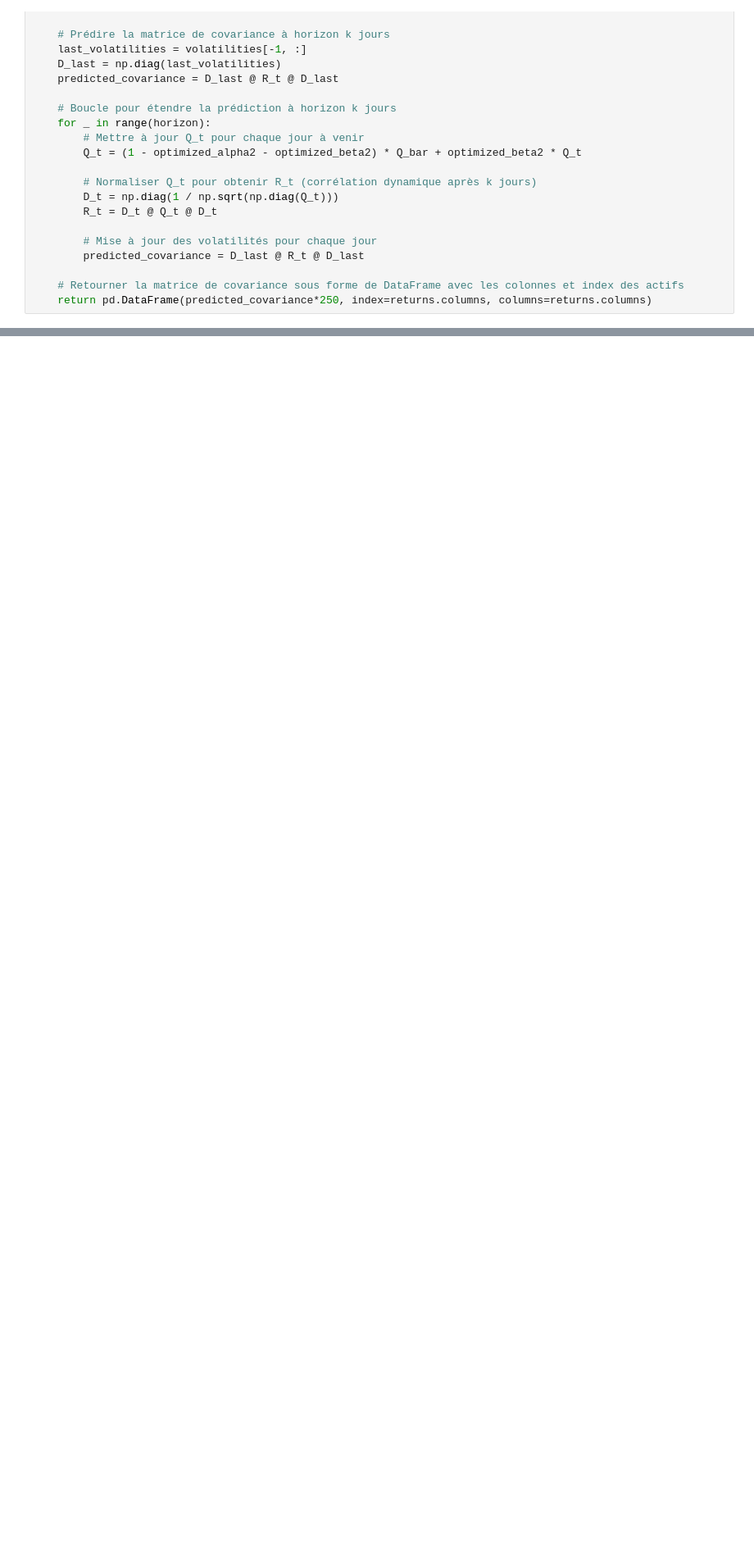
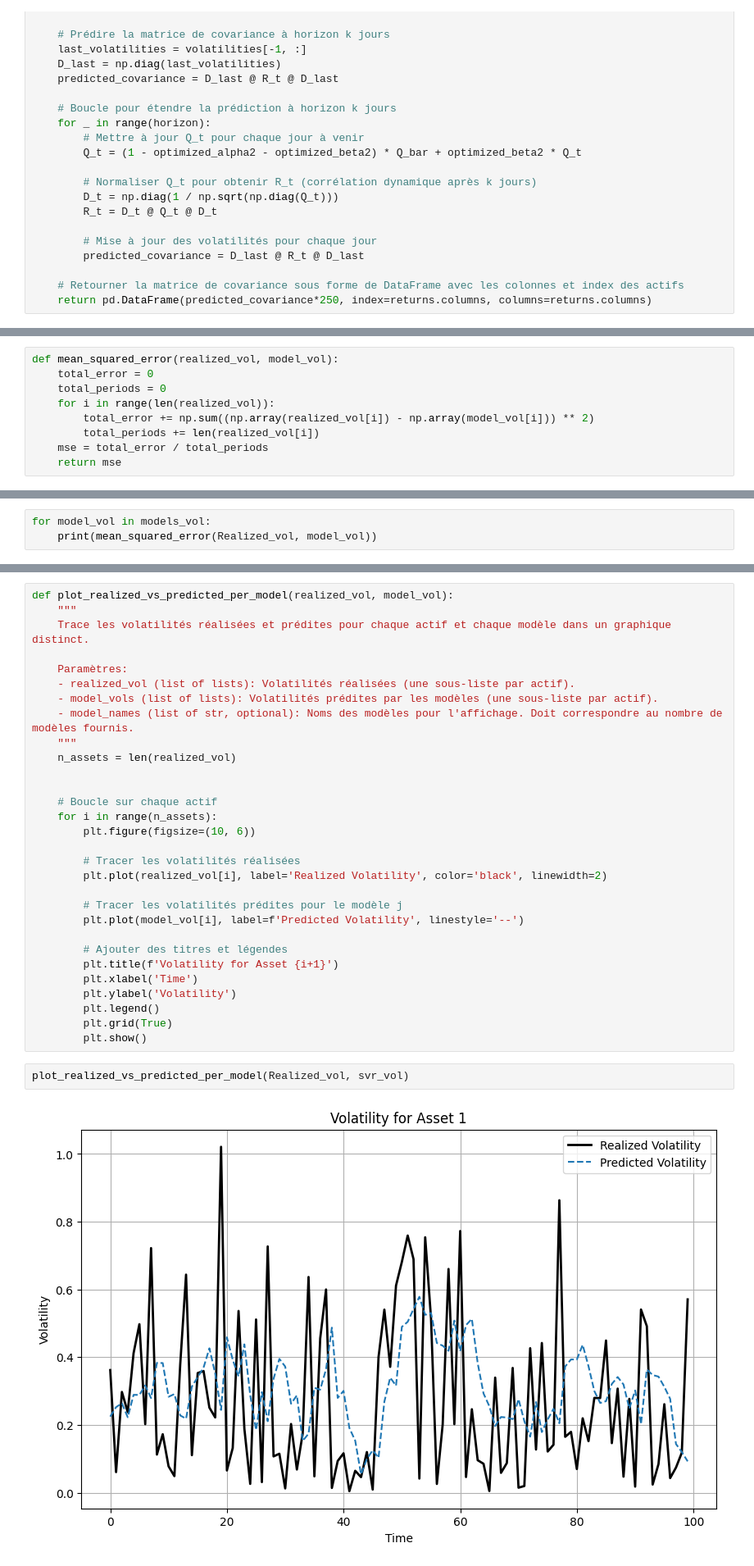
Before and after one commit to jallier7/Covariance-Correlation-Volatility-Forecasting, a Jupyter notebook: Vol_Cor_forecasts.ipynb, the cells around one changed output, grey strips where cells are left out. Shown at 82% size. Cells and saved outputs as stored; diff of their text form; blank space fills up the shorter version.

```diff
--- a/Vol_Cor_forecasts.ipynb
+++ b/Vol_Cor_forecasts.ipynb
@@ -673,0 +554,9 @@ class Cov_Models:
+# %%
+def mean_squared_error(realized_vol, model_vol):
+    total_error = 0
+    total_periods = 0
+    for i in range(len(realized_vol)):
+        total_error += np.sum((np.array(realized_vol[i]) - np.array(model_vol[i])) ** 2)
+        total_periods += len(realized_vol[i])
+    mse = total_error / total_periods
+    return mse
@@ -673,0 +569,3 @@ class Cov_Models:
+# %%
+for model_vol in models_vol:
+    print(mean_squared_error(Realized_vol, model_vol))
@@ -673,0 +580,34 @@ class Cov_Models:
+# %%
+def plot_realized_vs_predicted_per_model(realized_vol, model_vol):
+    """
+    Trace les volatilités réalisées et prédites pour chaque actif et chaque modèle dans un graphique distinct.
+
+    Paramètres:
+    - realized_vol (list of lists): Volatilités réalisées (une sous-liste par actif).
+    - model_vols (list of lists): Volatilités prédites par les modèles (une sous-liste par actif).
+    - model_names (list of str, optional): Noms des modèles pour l'affichage. Doit correspondre au nombre de modèles fournis.
+    """
+    n_assets = len(realized_vol)
+
+
+    # Boucle sur chaque actif
+    for i in range(n_assets):
+        plt.figure(figsize=(10, 6))
+
+        # Tracer les volatilités réalisées
+        plt.plot(realized_vol[i], label='Realized Volatility', color='black', linewidth=2)
+
+        # Tracer les volatilités prédites pour le modèle j
+        plt.plot(model_vol[i], label=f'Predicted Volatility', linestyle='--')
+
+        # Ajouter des titres et légendes
+        plt.title(f'Volatility for Asset {i+1}')
+        plt.xlabel('Time')
+        plt.ylabel('Volatility')
+        plt.legend()
+        plt.grid(True)
+        plt.show()
+# %%
+plot_realized_vs_predicted_per_model(Realized_vol, svr_vol)
+# %% [output]
+[figure, added]
```
Also changed, not shown: parts of 27 cells of this notebook.
